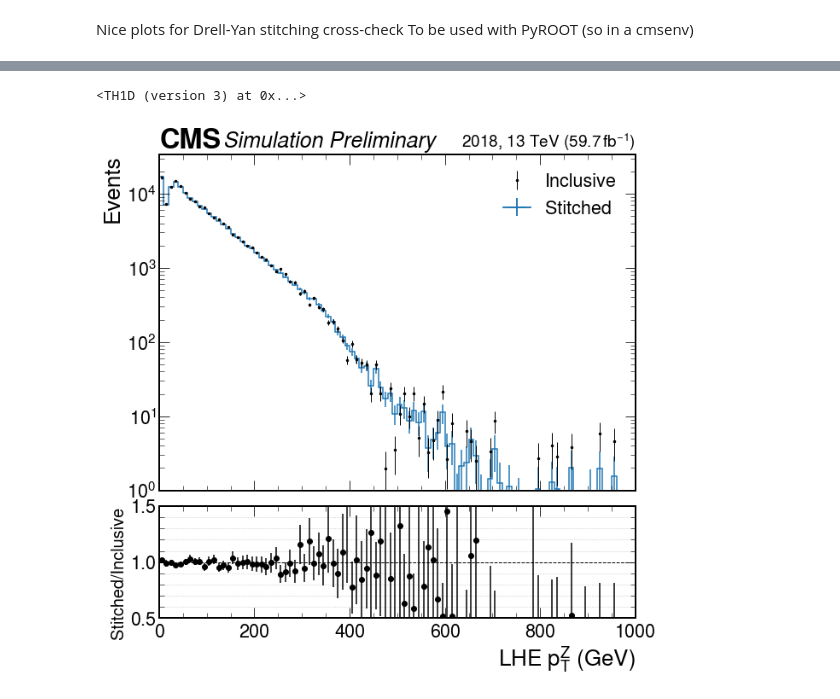
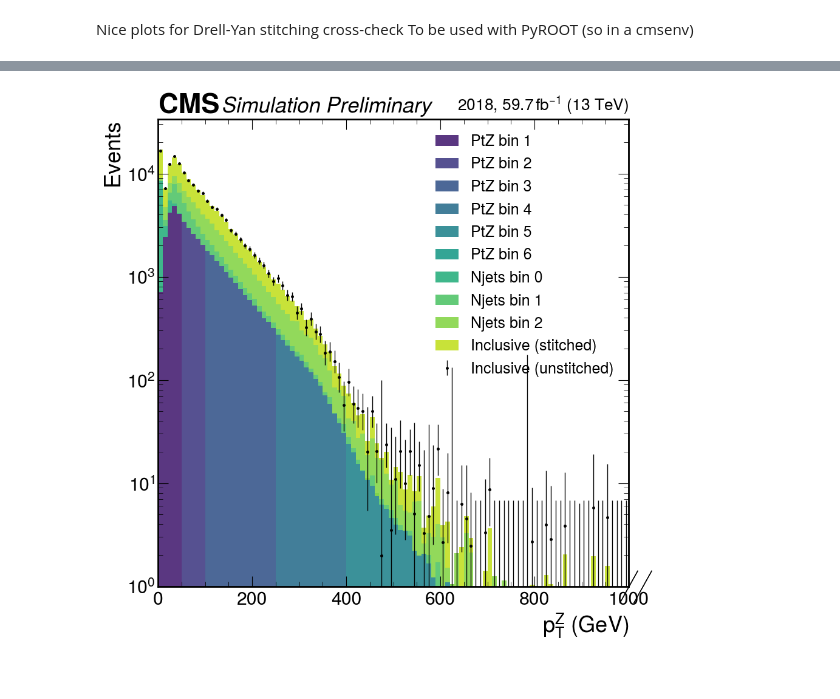
Before and after one commit to tcuisset/hhbbtt-analysis, a Jupyter notebook: nicePlots/DYStitching.ipynb, the cells around one changed output, grey strips where cells are left out. Drawn from its saved outputs; the diff is of its cells as text; code cells hidden in the pictures.

```diff
--- a/nicePlots/DYStitching.ipynb
+++ b/nicePlots/DYStitching.ipynb
@@ -22,86 +84,33 @@ ptz_names = [f"dy_ptz{bin}" for bin in range(1, 7)]
 # %%
 def plot_detailed(folder_stitched, folder_notStitched, suffix=""):
     dir_stitched = uproot.open(f"{folder_stitched}/root/LHE_Vpt__os_iso__pg_dy_split__nodata.root:histograms")
     dir_incl = uproot.open(f"{folder_notStitched}/root/LHE_Vpt__os_iso__pg_dy_split__nodata.root:histograms")
 
     fig, main_ax = plt.subplots()
 
-    hep.histplot([dir_stitched["dy_incl"]] + [dir_stitched[name] for name in njets_names] + [dir_stitched[name] for name in ptz_names], yerr=False,
-                 label=["Inclusive (stitched)"] + [f"Njets bin {bin}" for bin in range(len(njets_names))] + [f"PtZ bin {bin}" for bin in range(1, 9)],  ax=main_ax, stack=True)
+    from matplotlib import cm
+    cmap1 = cm.get_cmap('viridis', 12)
+    cmap2 = cm.get_cmap('plasma', 7)
+    hep.histplot([dir_stitched[name] for name in ptz_names] + [dir_stitched[name] for name in njets_names] + [dir_stitched["dy_incl"]], yerr=False,
+                 label=[f"PtZ bin {bin}" for bin in range(1, 7)] + [f"Njets bin {bin}" for bin in range(0, 3)] + ["Inclusive (stitched)"],  ax=main_ax, stack=True,
+                 histtype='fill', alpha=0.9, color=cmap1(range(1, 11)))
     # njets_binned_artists = hep.histplot([dir_stitched[name] for name in njets_names], yerr=True, label=[f"Njets bin {bin}" for bin in range(1, 9)], flow="none", ax=main_ax)
     # ptz_binned_artists = hep.histplot([dir_stitched[name] for name in ptz_names], yerr=True, label=[f"PtZ bin {bin}" for bin in range(1, 9)], flow="none", ax=main_ax)
     incl_artists = hep.histplot(dir_incl["dy_incl"], label="Inclusive (unstitched)", yerr=True, histtype="errorbar", color="black", markersize=5, ax=main_ax)
 
     main_ax.set_yscale("log")
     main_ax.set_ylim(bottom=1)
     if suffix == "":
         plt.xlim(0, 1e3)
-    main_ax.legend()
+    main_ax.legend(fontsize=18)
     #main_ax.legend(incl_artists + ht_binned_artists, ["Inclusive"] + [f"HT bin {bin}" for bin in range(1, 9)])
     main_ax.set_xlabel("$p_T^Z$ (GeV)")
     main_ax.set_ylabel("Events")
     hep.cms.text("Simulation Preliminary", fontsize=25, ax=main_ax)
     lumi = 59741
-    hep.cms.lumitext(f"2018, 13 TeV (${lumi/ 1000:.1f}\/""fb^{-1}$)", fontsize=20, ax=main_ax)
+    hep.cms.lumitext(f"2018, ${lumi/ 1000:.1f}\/""fb^{-1}$ (13 TeV)", fontsize=20, ax=main_ax)
 
-def make_root_hist(folder_stitched, folder_notStitched):
-    dir_stitched = ROOT.TFile(f"{folder_stitched}/root/LHE_Vpt__os_iso__pg_dy_split__nodata.root")
-    dir_incl = ROOT.TFile(f"{folder_notStitched}/root/LHE_Vpt__os_iso__pg_dy_split__nodata.root")
-    h_stitched = dir_stitched.Get("histograms/dy_incl")
-
-    for name in njets_names + ptz_names:
-        h_stitched.Add(dir_stitched.Get(f"histograms/{name}"))
-
-    h_incl = dir_incl.Get("histograms/dy_incl")
-
-    ratio = h_stitched.Clone()
-    ratio.Divide(h_incl)
-    ratio.SetDirectory(ROOT.nullptr)
-    h_stitched.SetDirectory(ROOT.nullptr)
-    h_incl.SetDirectory(ROOT.nullptr)
-    return h_stitched, h_incl, ratio
-
-def plot_ratio(folder_stitched, folder_notStitched, suffix=""):
-    # dir_stitched = uproot.open(f"{folder_stitched}/root/LHE_Vpt__os_iso__pg_dy_split__nodata.root:histograms")
-    # dir_incl = uproot.open(f"{folder_notStitched}/root/LHE_Vpt__os_iso__pg_dy_split__nodata.root:histograms")
-
-    fig = plt.figure()
-    grid = fig.add_gridspec(2, 1, hspace=0.07, height_ratios=[3, 1])
-
-    main_ax:plt.Axes = fig.add_subplot(grid[0])
-    subplot_ax:plt.Axes = fig.add_subplot(grid[1], sharex=main_ax)
-
-    stitched_h, inclusive_h, ratio_h = make_root_hist(folder_stitched, folder_notStitched)
-    #stitched_h = sum([dir_stitched["dy_incl"].to_hist()] + [dir_stitched[name].to_hist() for name in njets_names] + [dir_stitched[name].to_hist() for name in ptz_names])
-    stitched_artist = hep.histplot(uproot.from_pyroot(stitched_h), yerr=True, label="Stitched", ax=main_ax)
-    #inclusive_h = dir_incl["dy_incl"].to_hist()
-    incl_artist = hep.histplot(uproot.from_pyroot(inclusive_h), label="Inclusive", yerr=True, histtype="errorbar", color="black", markersize=5, ax=main_ax)
-
-    # with np.errstate(divide="ignore", invalid="ignore"):
-    #     # this uncertainty looks wrong
-    #     errors_sq = (stitched_h.variances()*inclusive_h.values()*inclusive_h.values() + inclusive_h.variances()*stitched_h.values()*stitched_h.values())/np.power(inclusive_h.values()*inclusive_h.values(), 4)
-    #     ratio = stitched_h.values() / inclusive_h.values()
-    print(uproot.from_pyroot(inclusive_h))
-    hist.plot.plot_ratio_array(uproot.from_pyroot(inclusive_h).to_hist(), uproot.from_pyroot(ratio_h).values(), np.sqrt(uproot.from_pyroot(ratio_h).variances()), subplot_ax, ylim=(0.8,1.2), markersize=5)
-
-    main_ax.set_yscale("log")
-    main_ax.set_ylim(bottom=1)
-    subplot_ax.set_ylim(0.5, 1.5)
-    if suffix == "":
-        plt.xlim(0, 1e3)
-    plt.setp(main_ax.get_xticklabels(), visible=False)
-    main_ax.legend(incl_artist + stitched_artist, ["Inclusive", "Stitched"])
-    main_ax.set_xlabel("")
-    subplot_ax.set_xlabel("LHE $p_T^Z$ (GeV)")
-    subplot_ax.grid(axis="y", which="both")
-    subplot_ax.set_ylabel("Stitched/Inclusive", size=20)
-    main_ax.set_ylabel("Events")
-    hep.cms.text("Simulation Preliminary", fontsize=25, ax=main_ax)
-    lumi = 59741
-    hep.cms.lumitext(f"2018, 13 TeV (${lumi/ 1000:.1f}\/""fb^{-1}$)", fontsize=20, ax=main_ax)
+plot_detailed(folder_stitched="/grid_mnt/data__data.polcms/cms/vernazza/cmt/FeaturePlot/ul_2018_ZZ_v12/cat_base/prod_240321", folder_notStitched="/grid_mnt/data__data.polcms/cms/vernazza/cmt/FeaturePlot/ul_2018_ZZ_v12/cat_base/prod_240320")
+plt.savefig("/data_CMS/cms/vernazza/FrameworkNanoAOD/hhbbtt-analysis/nicePlots/DYStitching/DY_2018_detailed.pdf", bbox_inches="tight")
+# %% [output]
+[figure, added]
-# %%
-plot_ratio(folder_stitched="/grid_mnt/data__data.polcms/cms/vernazza/cmt/FeaturePlot/ul_2018_ZZ_v12/cat_base/prod_240321", folder_notStitched="/grid_mnt/data__data.polcms/cms/vernazza/cmt/FeaturePlot/ul_2018_ZZ_v12/cat_base/prod_240320")
-plt.savefig("/grid_mnt/data__data.polcms/cms/cuisset/cmt/NicePlots/stitching/dy/2018.pdf", bbox_inches="tight")
-# %% [output]
-<TH1D (version 3) at 0x...>
-[figure, removed]
```
Also changed, not shown: parts of 4 cells of this notebook, 2 other files.
